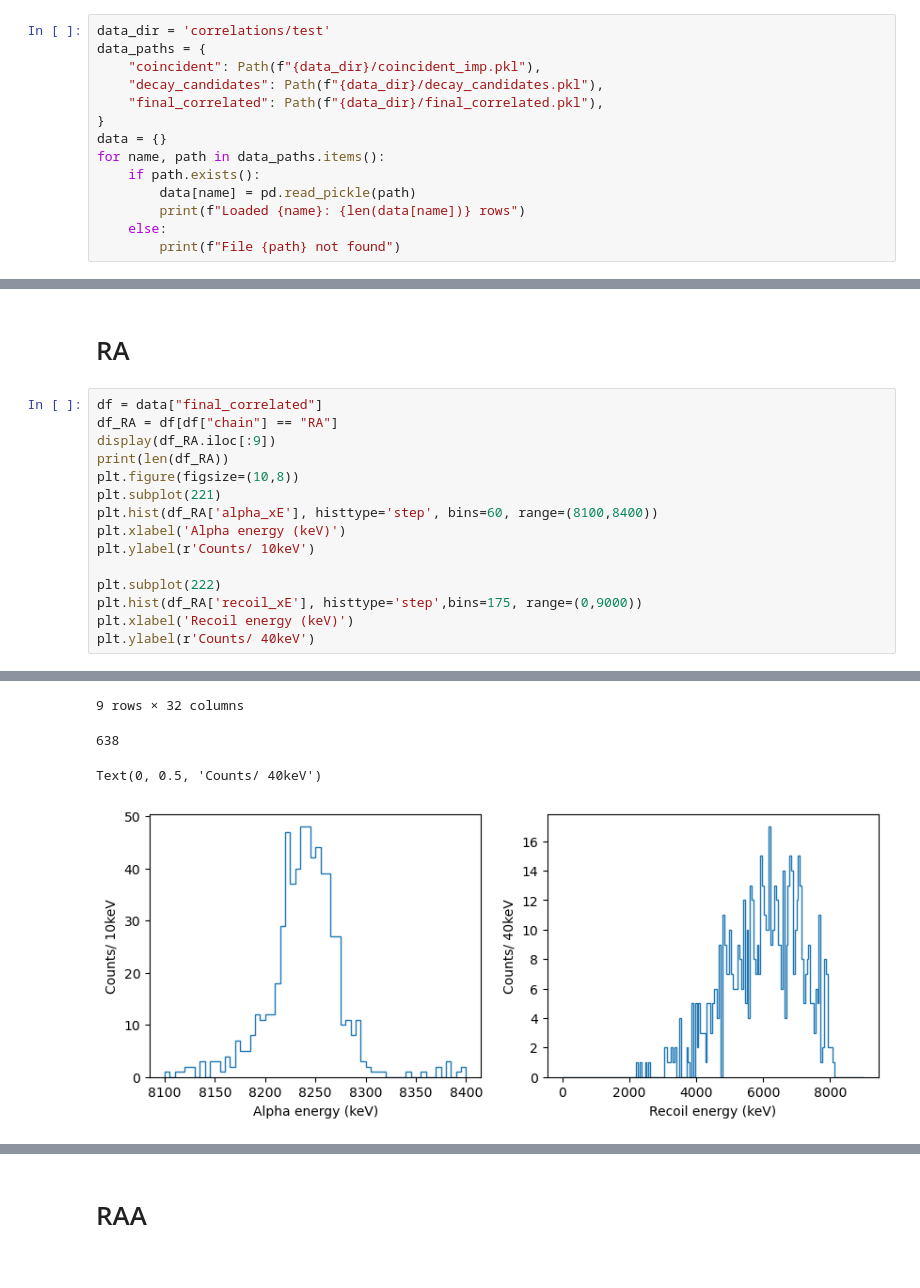
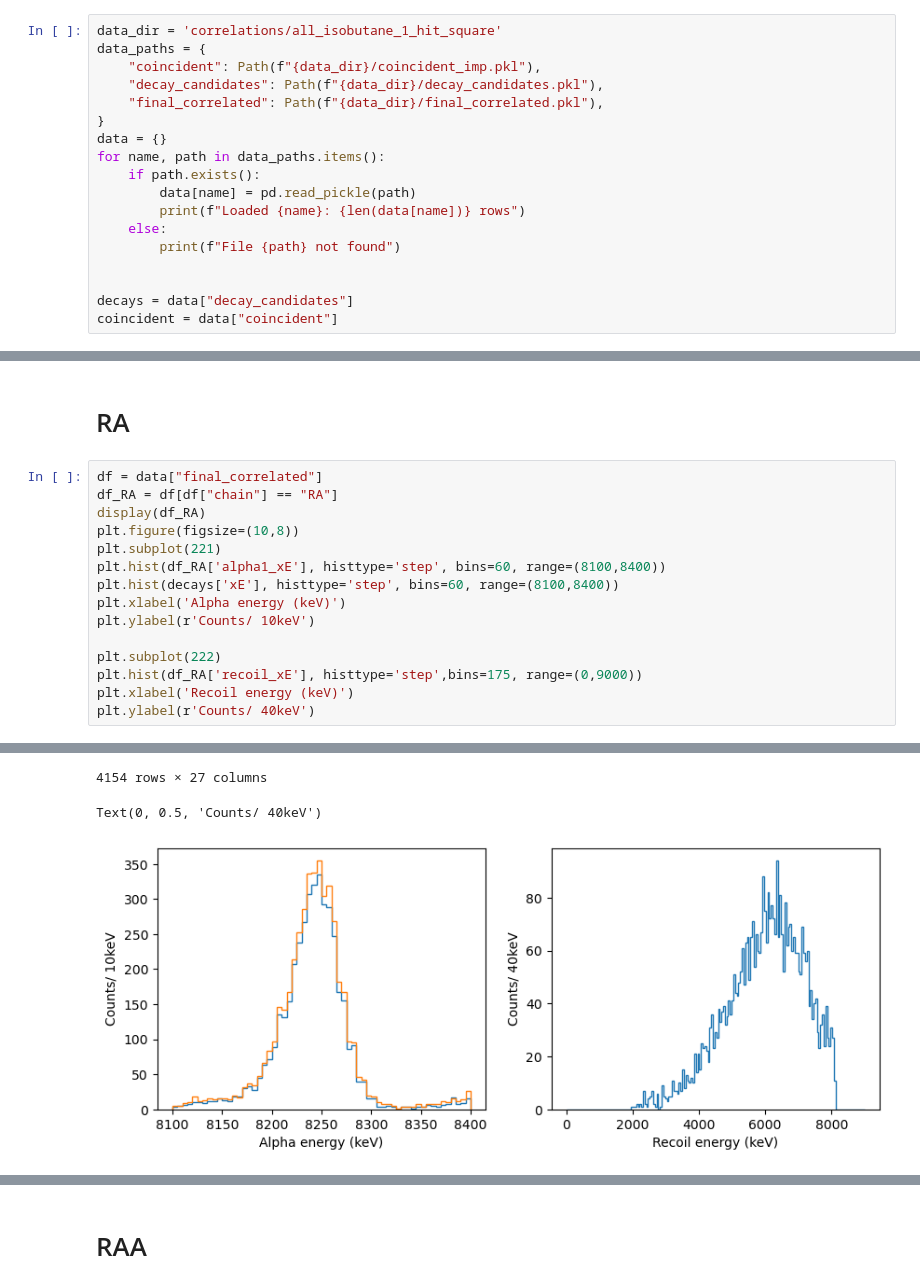
Before and after one commit to JChads4/ppac_code, a Jupyter notebook: analysis_notebook.ipynb, the cells around one changed output, grey strips where cells are left out. Cells and saved outputs as stored; diff of their text form.

```diff
--- a/analysis_notebook.ipynb
+++ b/analysis_notebook.ipynb
@@ -9,7 +10,7 @@ import numpy as np
 # %% [markdown]
 ## Load Data
 # %%
-data_dir = 'correlations/test'
+data_dir = 'correlations/all_isobutane_1_hit_square'
 data_paths = {
     "coincident": Path(f"{data_dir}/coincident_imp.pkl"),
     "decay_candidates": Path(f"{data_dir}/decay_candidates.pkl"),
@@ -22,4 +23,8 @@ for name, path in data_paths.items():
         print(f"Loaded {name}: {len(data[name])} rows")
     else:
         print(f"File {path} not found")
+
+
+decays = data["decay_candidates"]
+coincident = data["coincident"]
 # %% [output]
@@ -142,11 +147,11 @@ Text(0, 0.5, 'Counts/ 10keV')
 # %%
 df = data["final_correlated"]
 df_RA = df[df["chain"] == "RA"]
-display(df_RA.iloc[:9])
-print(len(df_RA))
+display(df_RA)
 plt.figure(figsize=(10,8))
 plt.subplot(221)
-plt.hist(df_RA['alpha_xE'], histtype='step', bins=60, range=(8100,8400))
+plt.hist(df_RA['alpha1_xE'], histtype='step', bins=60, range=(8100,8400))
+plt.hist(decays['xE'], histtype='step', bins=60, range=(8100,8400))
 plt.xlabel('Alpha energy (keV)')
 plt.ylabel(r'Counts/ 10keV')
 
@@ -168,4 +175,3 @@ plt.ylabel(r'Counts/ 40keV')
-9 rows × 32 columns
+4154 rows × 27 columns
-638
+Text(0, 0.5, 'Counts/ 40keV')
-Text(0, 0.5, 'Counts/ 40keV')
-[figure, old version]
+[figure, new version]
```
Also changed, not shown: parts of 23 cells of this notebook, 3 other files.
